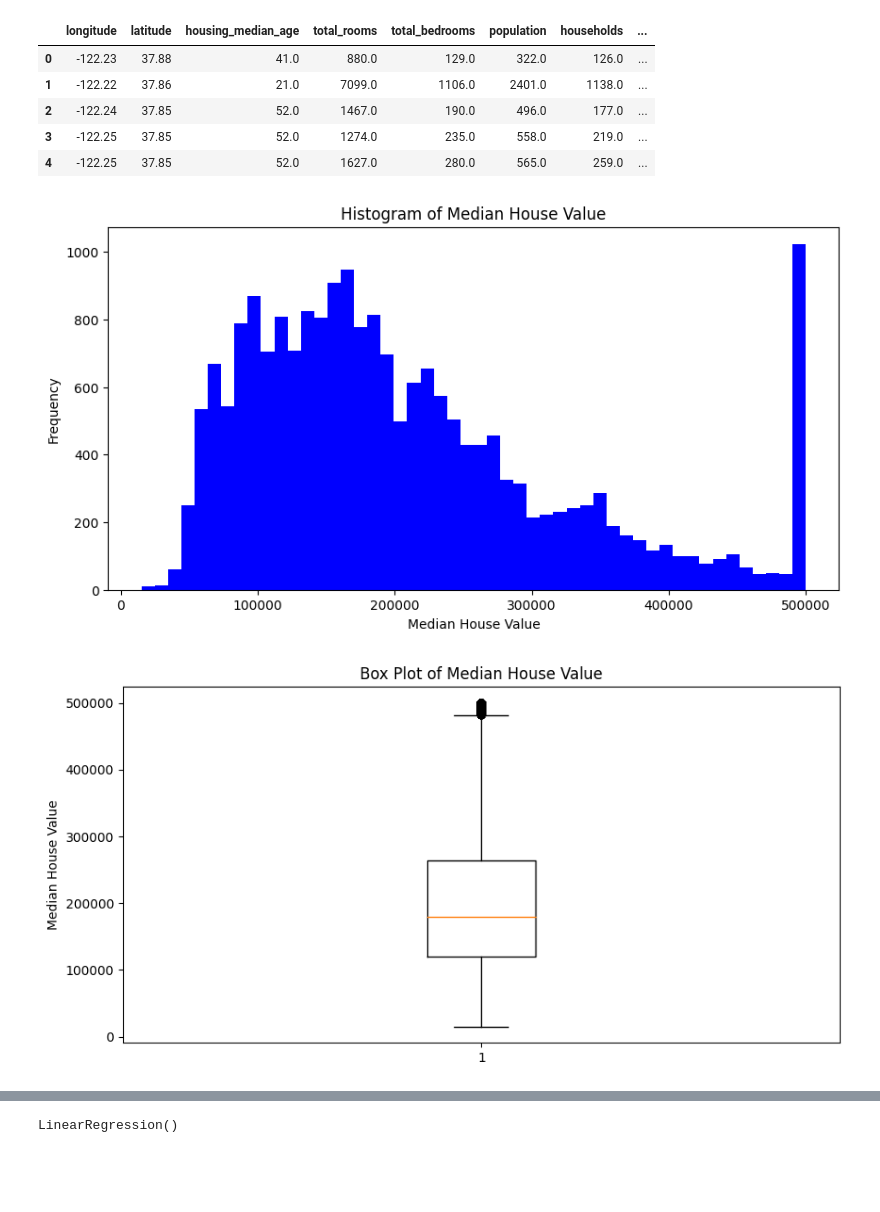
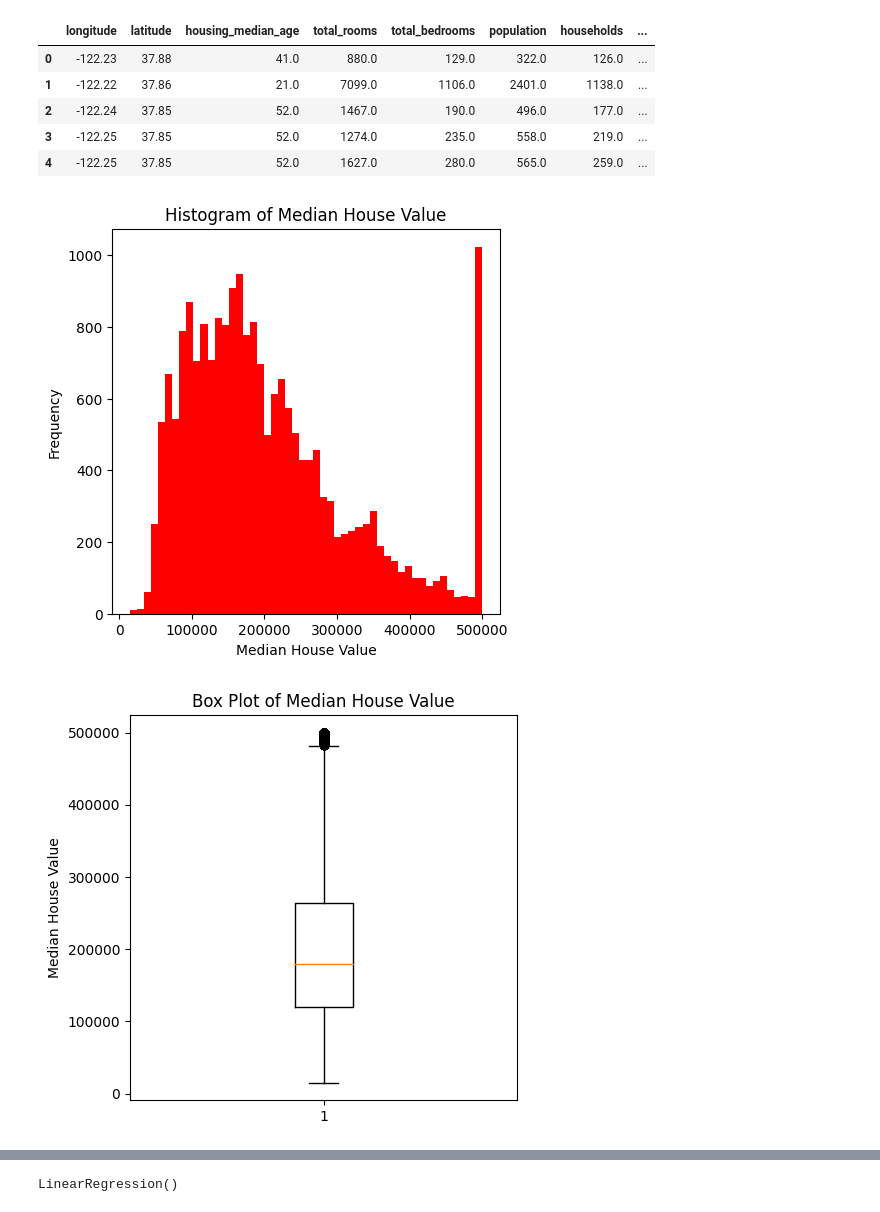
Before and after one commit to VarunReddyT/NN_Lab, a Jupyter notebook: 01_Regression/regression.ipynb, the cells around one changed output, grey strips where cells are left out. Saved outputs shown, nothing was run; the diff lists cells and outputs as text; code cells hidden in the pictures; blank space fills up the shorter version.

```diff
--- a/01_Regression/regression.ipynb
+++ b/01_Regression/regression.ipynb
@@ -51,20 +51,20 @@ data.head()
 # %%
 data = data.dropna()
 
-plt.figure(figsize=(10, 5))
-plt.hist(data['median_house_value'], bins=50, color='blue')
+plt.figure(figsize=(5, 5))
+plt.hist(data['median_house_value'], bins=50, color='red')
 plt.title('Histogram of Median House Value')
 plt.xlabel('Median House Value')
 plt.ylabel('Frequency')
 plt.show()
 # %% [output]
-[figure, old version]
+[figure, new version]
 # %%
-plt.figure(figsize=(10, 5))
+plt.figure(figsize=(5, 5))
 plt.boxplot(data['median_house_value'])
 plt.title('Box Plot of Median House Value')
 plt.ylabel('Median House Value')
 plt.show()
 # %% [output]
-[figure, old version]
+[figure, new version]
 # %%
```
Also changed, not shown: parts of 1 cell of this notebook, 1 other file.
